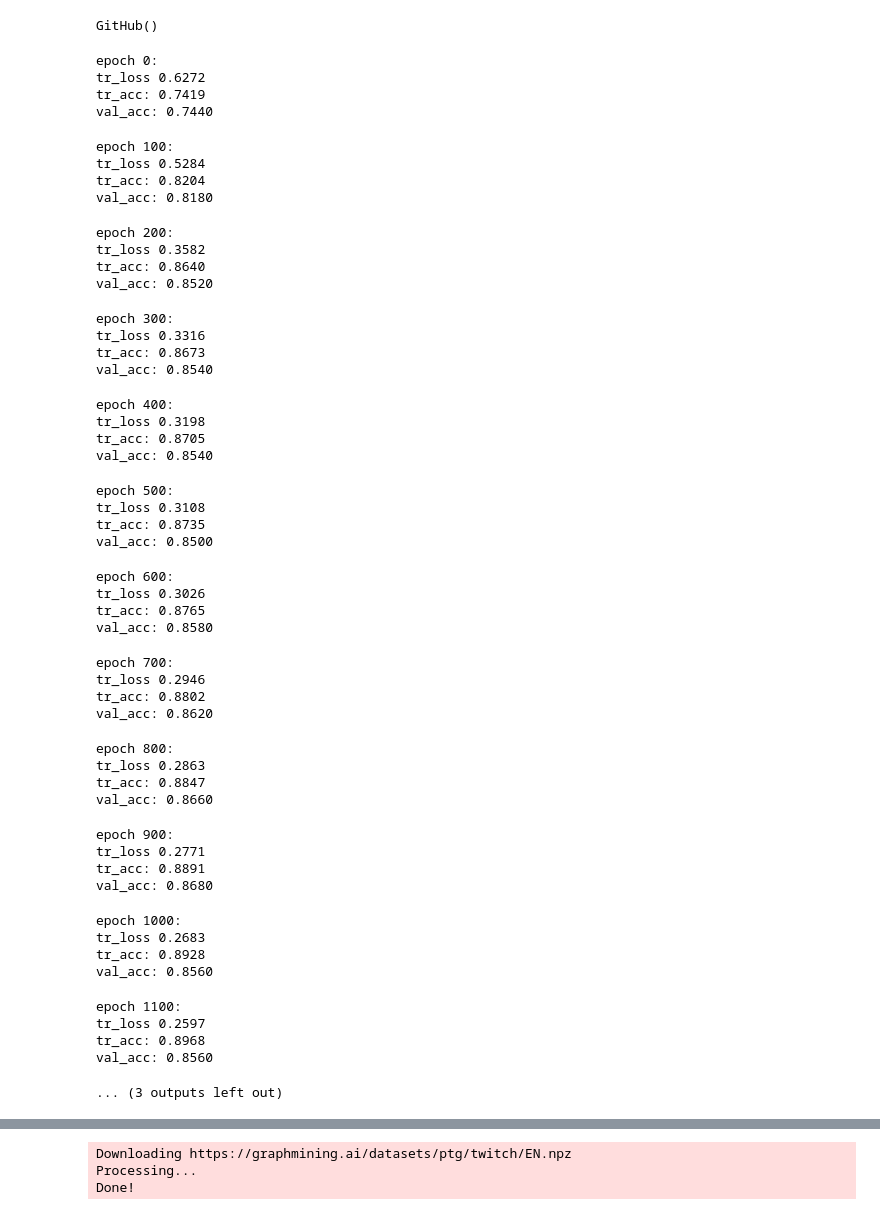
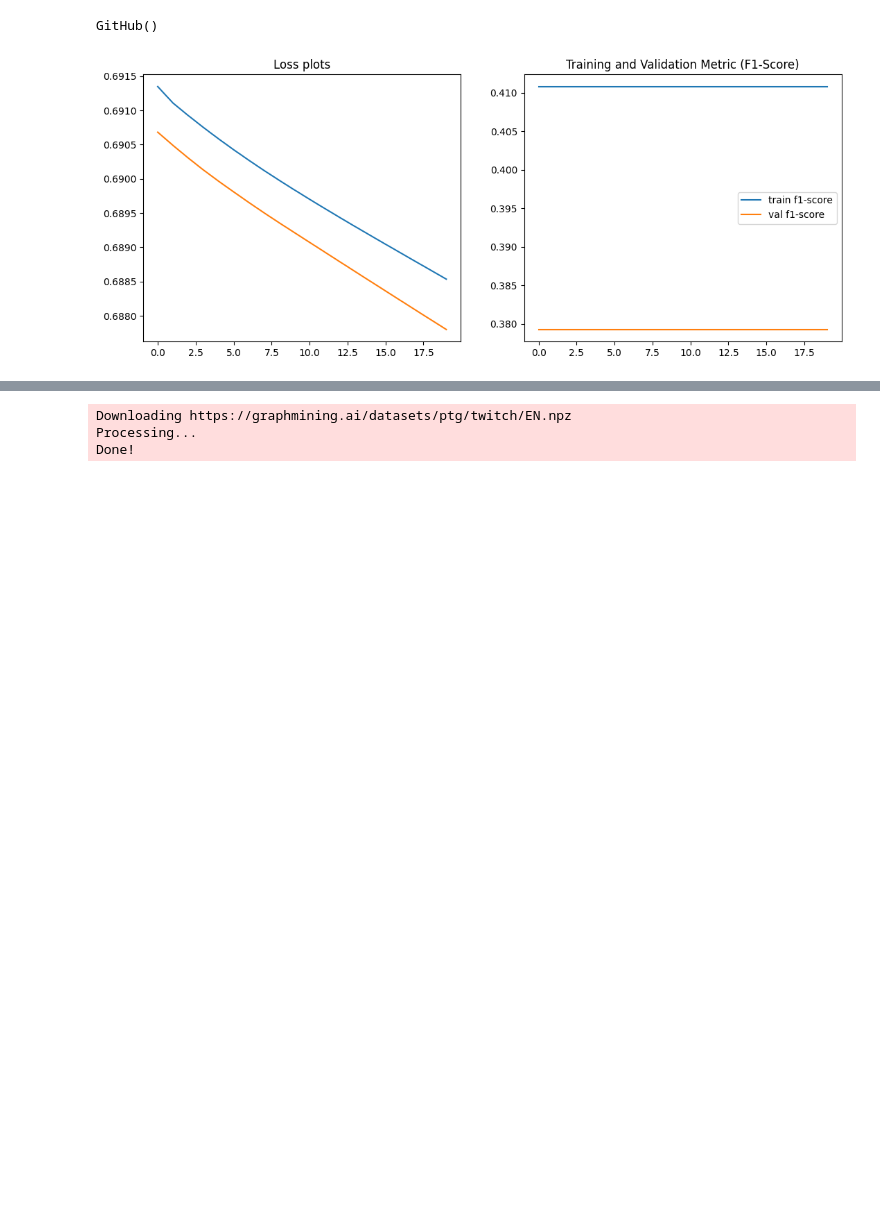
Before and after one commit to shredder67/vk-graphs-prep, a Jupyter notebook: models/GCN.ipynb, the cells around one changed output, grey strips where cells are left out. Saved outputs shown, nothing was run; the diff lists cells and outputs as text; code cells hidden in the pictures; blank space fills up the shorter version.

Commit message:
modified training and eval functions

```diff
--- a/models/GCN.ipynb
+++ b/models/GCN.ipynb
@@ -9,7 +9,7 @@ import torch.nn.functional as F
 from torch_geometric.datasets import Twitch, GitHub, GNNBenchmarkDataset
 import networkx as nkx
 
-DEVICE = torch.device('cuda' if torch.cuda.is_available() else 'cpu')
+DEVICE = torch.device('cpu')
 # %% [markdown]
 ## Model
 # %%
@@ -63,63 +63,16 @@ GitHub()
 # %%
 from common import train_model, eval_model, plot_hist
 
 from torch_geometric.transforms import RandomNodeSplit
-torch.manual_seed(84)
+torch.manual_seed(42)
 
 model = GcnMlpClassifier(github.num_features).to(DEVICE)
-data = RandomNodeSplit()(github.data.to(DEVICE))
-data.y = data.y.to(torch.float32) # for loss computation
+data = RandomNodeSplit()(github.data.to(DEVICE)) # for loss computation
+data.y = data.y.to(torch.float)
 optimizer = torch.optim.Adam(model.parameters(), lr=5e-4, weight_decay=1e-4)
 loss = nn.BCELoss()
 
-train_hist = train_model(model, loss, optimizer, data, epochs=1500, eval_freq=100)
+train_hist = train_model(model, criterion=loss, optimizer=optimizer, data=data, epochs=20, device=DEVICE, log_stats=False)
+plot_hist(train_hist)
 # %% [output]
-epoch 0:
-tr_loss 0.6272
-tr_acc: 0.7419
-val_acc: 0.7440
-epoch 100:
-tr_loss 0.5284
-tr_acc: 0.8204
-val_acc: 0.8180
-epoch 200:
-tr_loss 0.3582
-tr_acc: 0.8640
-val_acc: 0.8520
-epoch 300:
-tr_loss 0.3316
-tr_acc: 0.8673
-val_acc: 0.8540
-epoch 400:
-tr_loss 0.3198
-tr_acc: 0.8705
-val_acc: 0.8540
-epoch 500:
-tr_loss 0.3108
-tr_acc: 0.8735
-val_acc: 0.8500
-epoch 600:
-tr_loss 0.3026
-tr_acc: 0.8765
-val_acc: 0.8580
-epoch 700:
-tr_loss 0.2946
-tr_acc: 0.8802
-val_acc: 0.8620
-epoch 800:
-tr_loss 0.2863
-tr_acc: 0.8847
-val_acc: 0.8660
-epoch 900:
-tr_loss 0.2771
-tr_acc: 0.8891
-val_acc: 0.8680
-epoch 1000:
-tr_loss 0.2683
-tr_acc: 0.8928
-val_acc: 0.8560
-epoch 1100:
-tr_loss 0.2597
-tr_acc: 0.8968
-val_acc: 0.8560
-... (3 outputs left out)
+[figure, added]
```
Also changed, not shown: parts of 2 cells of this notebook, 4 other files.
